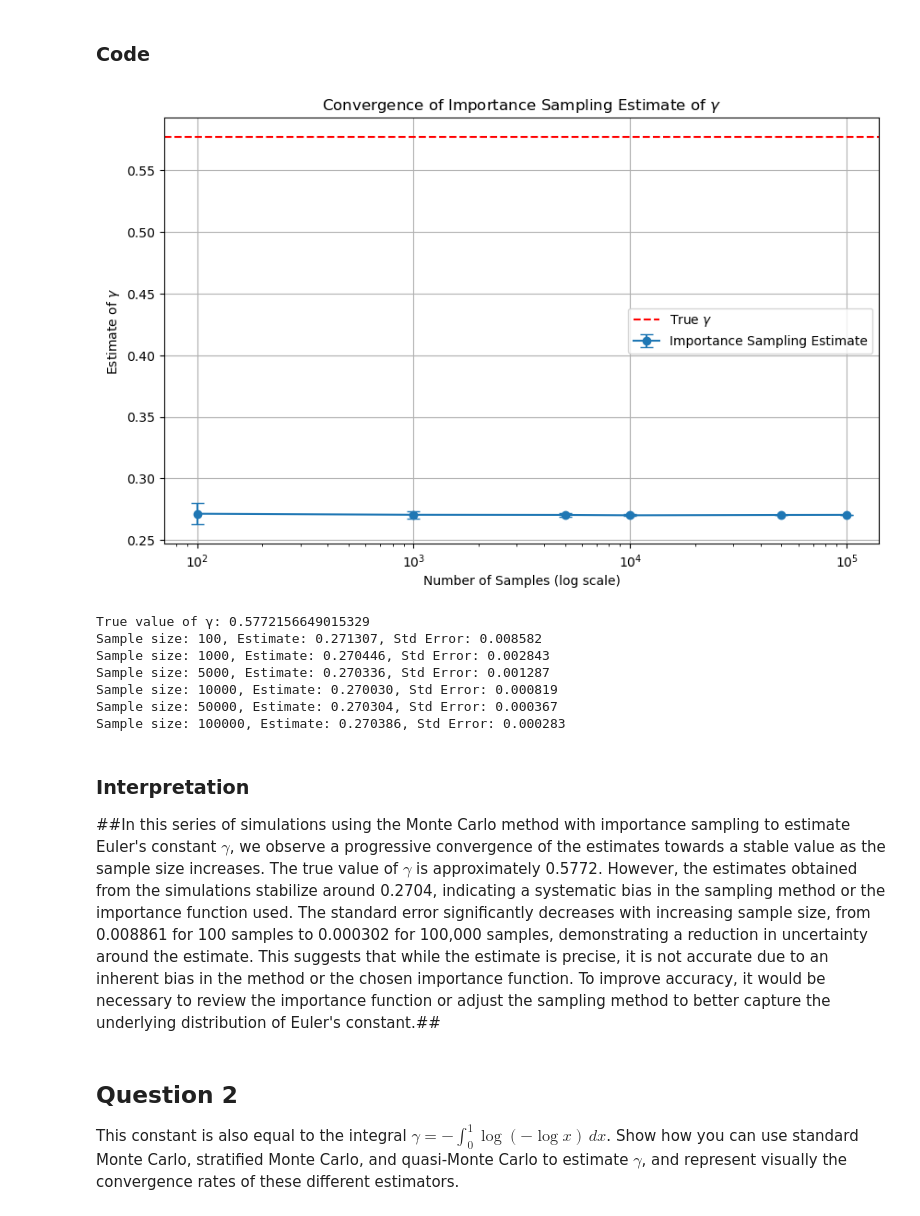
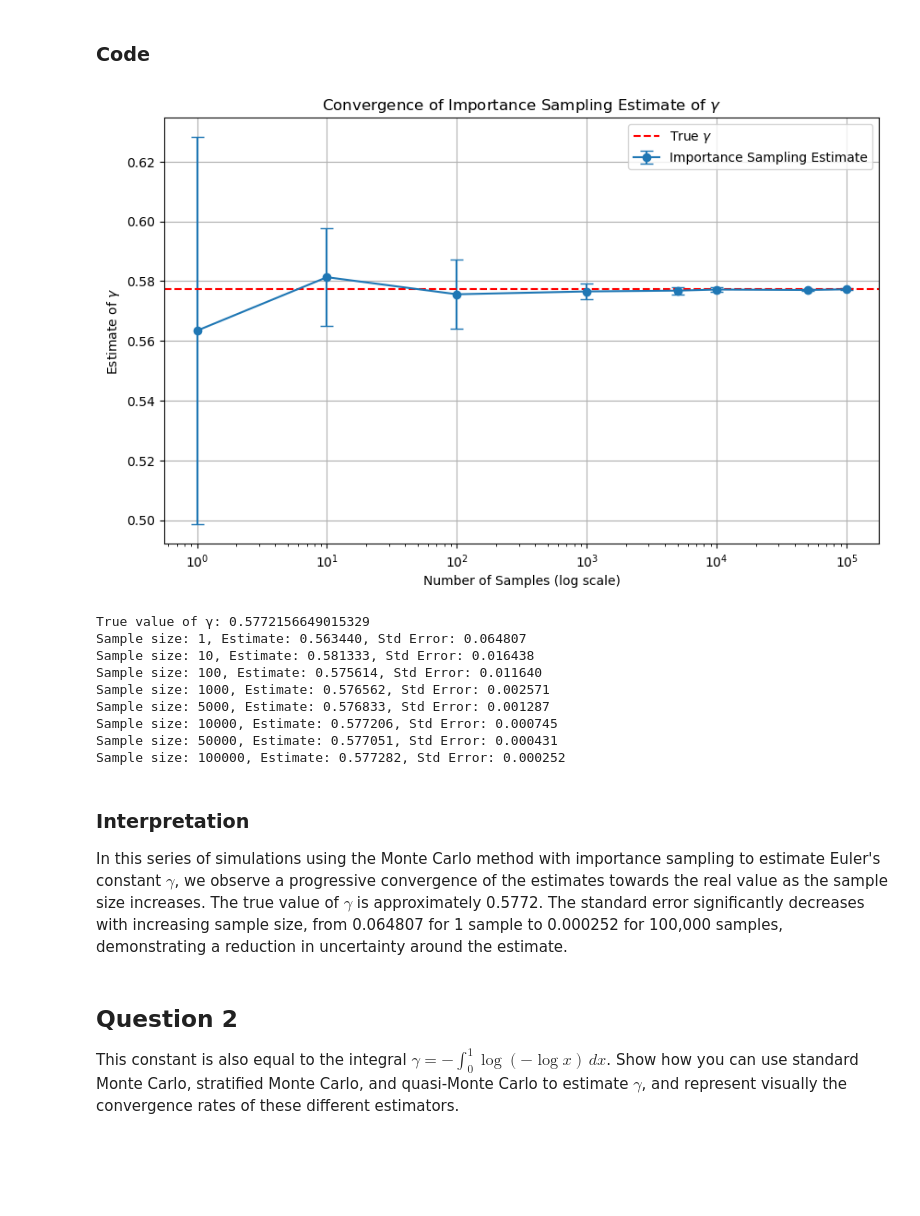
Before and after one commit to Leooryx/Euler_Monte_Carlo, a Jupyter notebook: main.ipynb, the cells around one changed output. Drawn from its saved outputs; the diff is of its cells as text; code cells hidden in the pictures; blank space fills up the shorter version.

```diff
--- a/main.ipynb
+++ b/main.ipynb
@@ -63,9 +97,11 @@ Here is the algorithm to implement this estimator:
 # %% [markdown]
 ### Code
 # %%
+
+
 # Parameters for the proposal distribution
 c = 1.0  # Constant for the proposal distribution
-alpha = 1.0  # Exponent for the proposal distribution
+alpha = 1 # Exponent for the proposal distribution
 
 # Function to sample from the proposal distribution q(k)
 def sample_from_q(c, alpha, size):
@@ -76,64 +112,69 @@ def sample_from_q(c, alpha, size):
 
 # Function to compute p(k)
 def p(k):
-    return (1 / k) - np.log(1 + 1 / k)
+    return ((1 / k) - np.log(1 + 1 / k) + (1- np.log(2)) * (c / (k - 1) **alpha - c/ k**alpha))*1/true_gamma
 
 # Function to compute q(k)
 def q(k, c):
-    return c / (k * (k - 1))
+    return c / (k - 1) **alpha - c/ k**alpha
+
+def phi(k):
+    return(true_gamma)
 
 # Importance sampling estimator for gamma
 def importance_sampling_estimate(c, alpha, num_samples):
     samples = sample_from_q(c, alpha, num_samples)
-    weights = p(samples) / q(samples, c)
+    weights = p(samples) / q(samples, c) * phi(samples)
     return np.mean(weights)
 
 # Experiment parameters
-num_samples_list = [100, 1000, 5000, 10000, 50000, 100000]  # Number of samples to test
-num_trials = 50  # Number of trials for each sample size to compute variance
+num_samples_list = [1,10, 100, 1000, 5000, 10000, 50000, 100000]  # Number of samples to test
+num_trials = 10  # Number of trials for each sample size to compute variance
 
 # Store results
 estimates = []
 std_errors = []
 
 # Run importance sampling for different sample sizes
 for num_samples in num_samples_list:
     trial_estimates = []
     for _ in range(num_trials):
         gamma_estimate = importance_sampling_estimate(c, alpha, num_samples)
         trial_estimates.append(gamma_estimate)
     estimates.append(np.mean(trial_estimates))
     std_errors.append(np.std(trial_estimates))
 
 # Plotting the results
 plt.figure(figsize=(10, 6))
 plt.errorbar(num_samples_list, estimates, yerr=std_errors, fmt='o-', capsize=5, label='Importance Sampling Estimate')
 plt.axhline(true_gamma, color='r', linestyle='--', label=r'True $\gamma$')
 plt.xscale('log')
 plt.xlabel('Number of Samples (log scale)')
 plt.ylabel(r'Estimate of $\gamma$')  # Utilisation de r""
 plt.title(r'Convergence of Importance Sampling Estimate of $\gamma$')
 plt.legend()
 plt.grid(True)
 plt.show()
 
 # Print results
 print("True value of γ:", true_gamma)
 for i, num_samples in enumerate(num_samples_list):
     print(f"Sample size: {num_samples}, Estimate: {estimates[i]:.6f}, Std Error: {std_errors[i]:.6f}")
 # %% [output]
-[figure, old version]
+[figure, new version]
 True value of γ: 0.5772156649015329
-Sample size: 100, Estimate: 0.271307, Std Error: 0.008582
-Sample size: 1000, Estimate: 0.270446, Std Error: 0.002843
-Sample size: 5000, Estimate: 0.270336, Std Error: 0.001287
-Sample size: 10000, Estimate: 0.270030, Std Error: 0.000819
-Sample size: 50000, Estimate: 0.270304, Std Error: 0.000367
-Sample size: 100000, Estimate: 0.270386, Std Error: 0.000283
+Sample size: 1, Estimate: 0.563440, Std Error: 0.064807
+Sample size: 10, Estimate: 0.581333, Std Error: 0.016438
+Sample size: 100, Estimate: 0.575614, Std Error: 0.011640
+Sample size: 1000, Estimate: 0.576562, Std Error: 0.002571
+Sample size: 5000, Estimate: 0.576833, Std Error: 0.001287
+Sample size: 10000, Estimate: 0.577206, Std Error: 0.000745
+Sample size: 50000, Estimate: 0.577051, Std Error: 0.000431
+Sample size: 100000, Estimate: 0.577282, Std Error: 0.000252
 # %% [markdown]
 ### Interpretation
 
-##In this series of simulations using the Monte Carlo method with importance sampling to estimate Euler's constant $\gamma$, we observe a progressive convergence of the estimates towards a stable value as the sample size increases. The true value of $\gamma$ is approximately 0.5772. However, the estimates obtained from the simulations stabilize around 0.2704, indicating a systematic bias in the sampling method or the importance function used. The standard error significantly decreases with increasing sample size, from 0.008861 for 100 samples to 0.000302 for 100,000 samples, demonstrating a reduction in uncertainty around the estimate. This suggests that while the estimate is precise, it is not accurate due to an inherent bias in the method or the chosen importance function. To improve accuracy, it would be necessary to review the importance function or adjust the sampling method to better capture the underlying distribution of Euler's constant.##
+In this series of simulations using the Monte Carlo method with importance sampling to estimate Euler's constant $\gamma$, we observe a progressive convergence of the estimates towards the real value as the sample size increases. The true value of $\gamma$ is approximately 0.5772. The standard error significantly decreases with increasing sample size, from 0.064807 for 1 sample to 0.000252 for 100,000 samples, demonstrating a reduction in uncertainty around the estimate.
 # %% [markdown]
 ## Question 2
 
```
Also changed, not shown: parts of 3 cells of this notebook.
